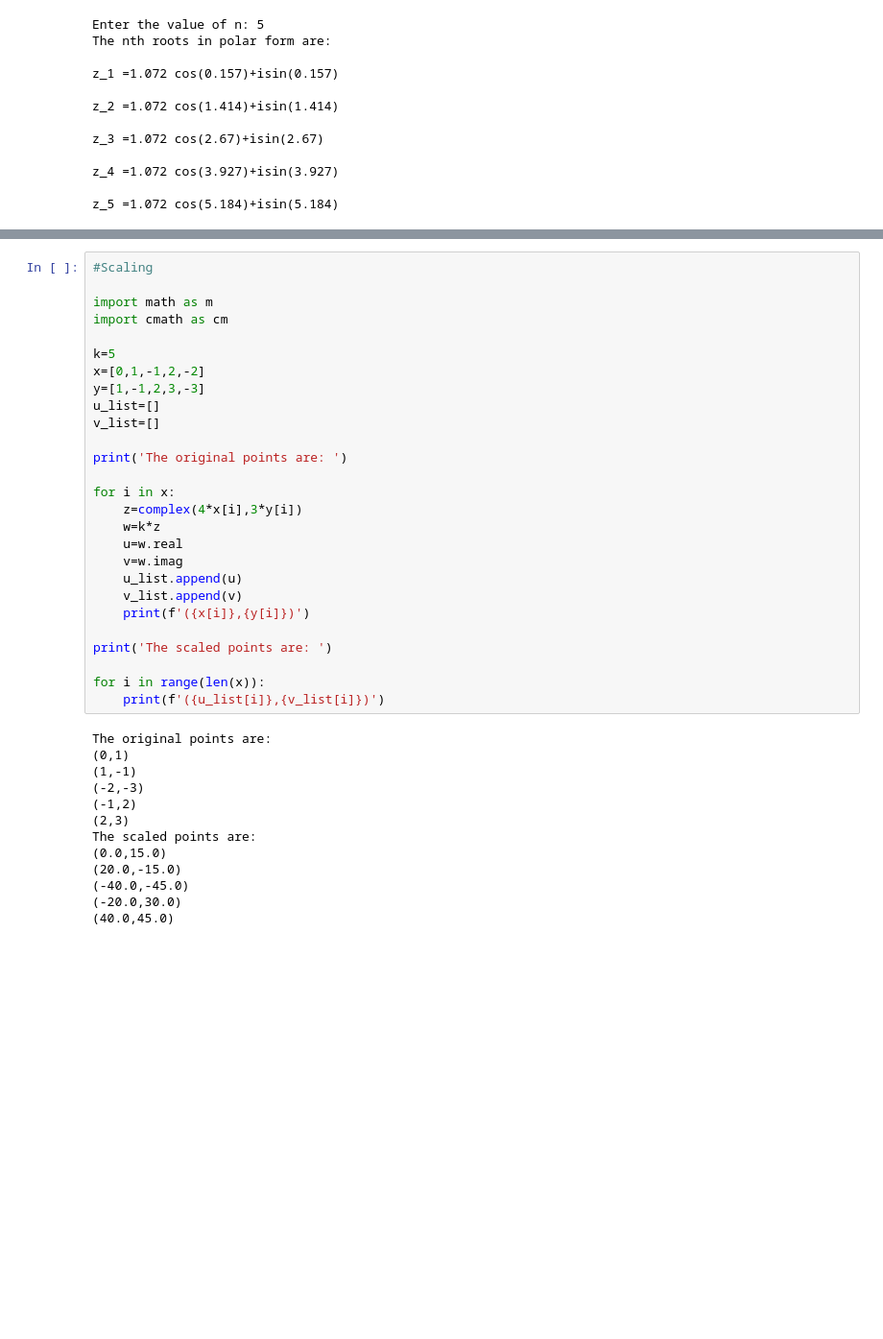
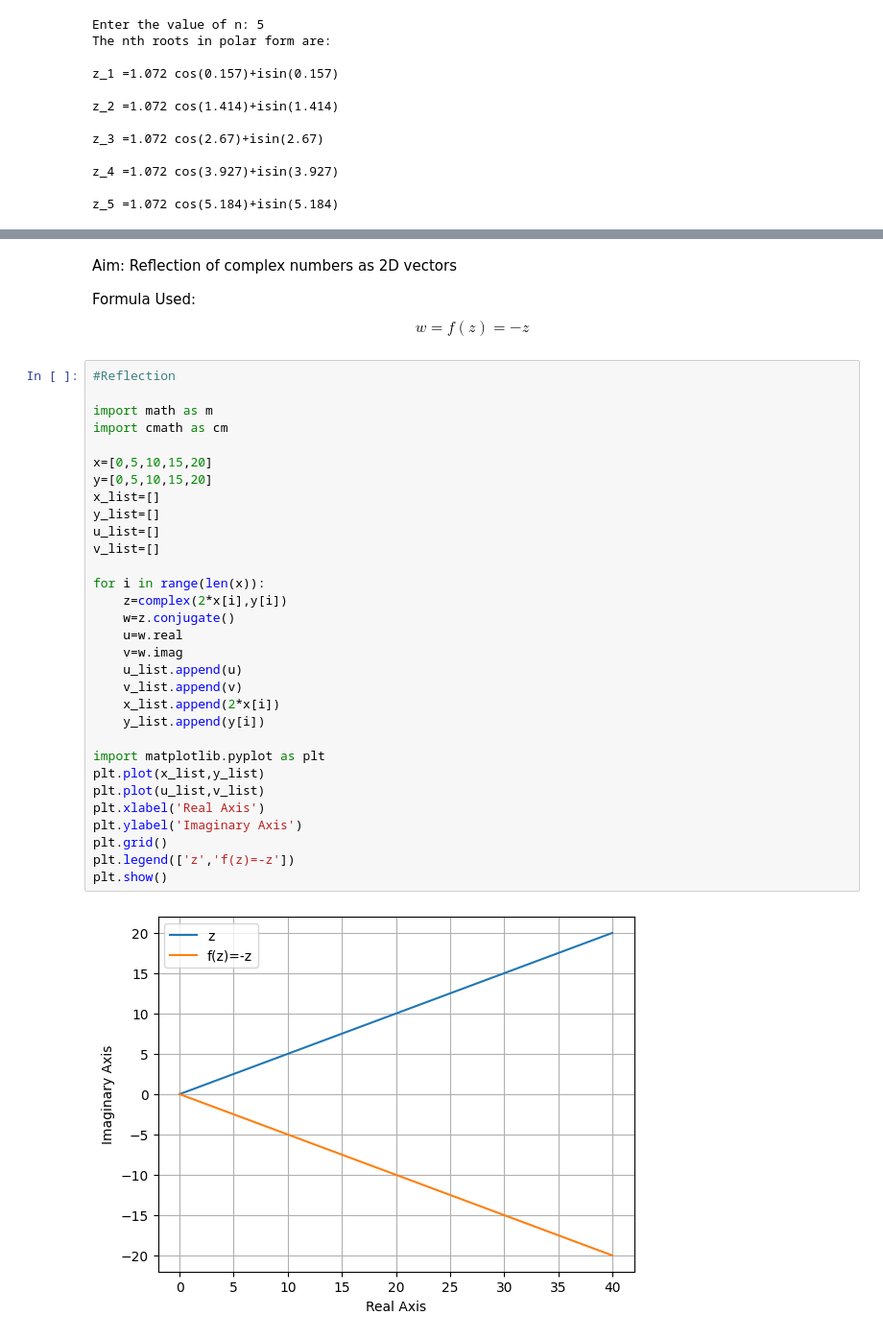
Before and after one commit to taibanganbi/1825005_MP-3-, a Jupyter notebook: 1825005_Unit_I_MP_3.ipynb, the cells around one changed output, grey strips where cells are left out. Shown at 96% size. Saved outputs shown, nothing was run; the diff lists cells and outputs as text; blank space fills up the shorter version.

```diff
--- a/1825005_Unit_I_MP_3.ipynb
+++ b/1825005_Unit_I_MP_3.ipynb
@@ -118,40 +117,37 @@ The rotated points are:
+# %% [markdown]
+Aim: Reflection of complex numbers as 2D vectors
+
+Formula Used: $$w=f(z)=-z$$
 # %%
-#Scaling
+#Reflection
 
 import math as m
 import cmath as cm
 
-k=5
-x=[0,1,-1,2,-2]
-y=[1,-1,2,3,-3]
+x=[0,5,10,15,20]
+y=[0,5,10,15,20]
+x_list=[]
+y_list=[]
 u_list=[]
 v_list=[]
 
-print('The original points are: ')
-
-for i in x:
-    z=complex(4*x[i],3*y[i])
-    w=k*z
+for i in range(len(x)):
+    z=complex(2*x[i],y[i])
+    w=z.conjugate()
     u=w.real
     v=w.imag
     u_list.append(u)
     v_list.append(v)
-    print(f'({x[i]},{y[i]})')
+    x_list.append(2*x[i])
+    y_list.append(y[i])
 
-print('The scaled points are: ')
-
-for i in range(len(x)):
-    print(f'({u_list[i]},{v_list[i]})')
+import matplotlib.pyplot as plt
+plt.plot(x_list,y_list)
+plt.plot(u_list,v_list)
+plt.xlabel('Real Axis')
+plt.ylabel('Imaginary Axis')
+plt.grid()
+plt.legend(['z','f(z)=-z'])
+plt.show()
 # %% [output]
-The original points are:
-(0,1)
-(1,-1)
-(-2,-3)
-(-1,2)
-(2,3)
-The scaled points are:
-(0.0,15.0)
-(20.0,-15.0)
-(-40.0,-45.0)
-(-20.0,30.0)
-(40.0,45.0)
+[figure, added]
```
Also changed, not shown: parts of 8 cells of this notebook.
